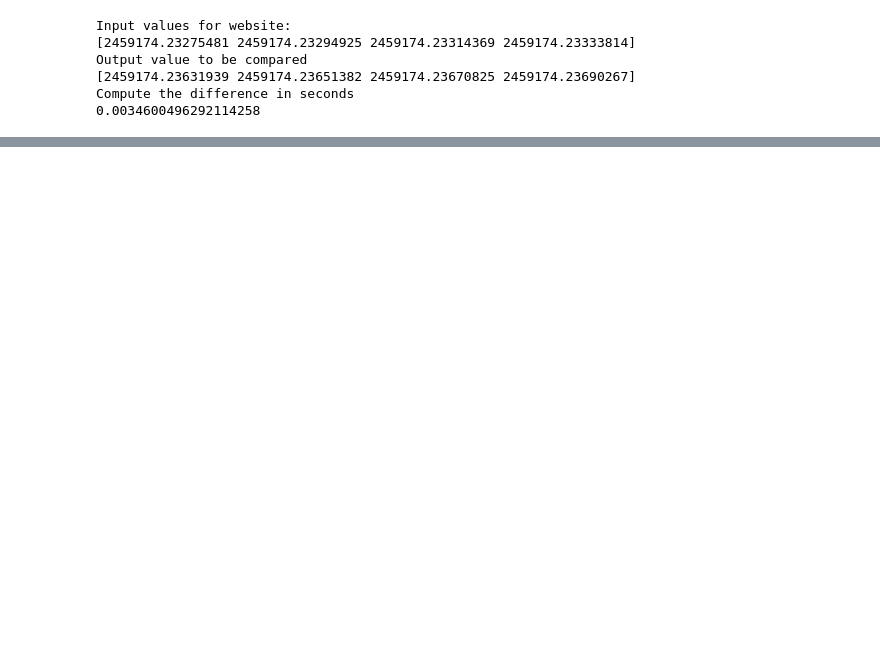
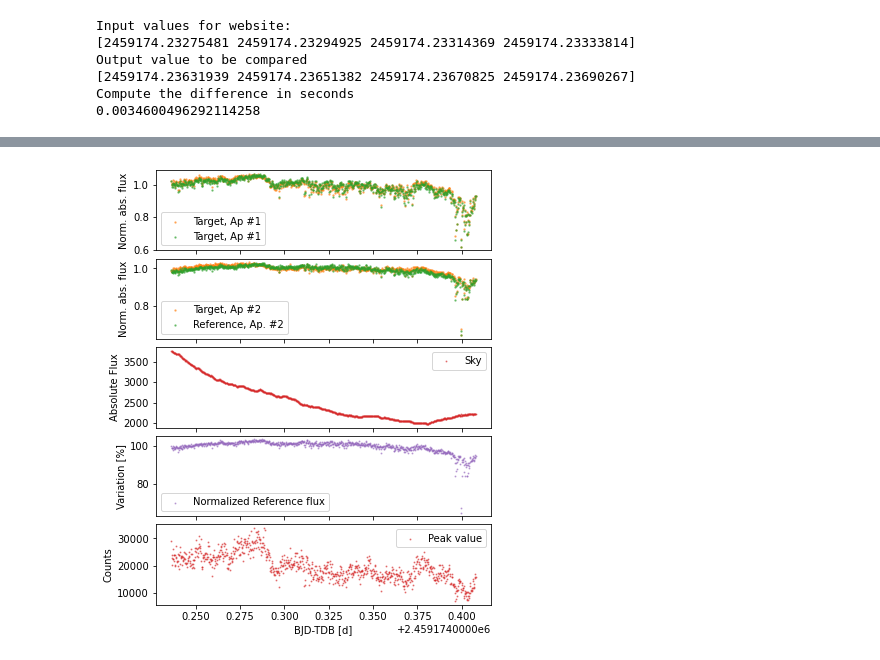
Before and after one commit to blackbianca/WASP-44-b, a Jupyter notebook: notebooks/TASTE analysis/TASTE 03 - analysis of sentinel output.ipynb, the cells around one changed output, grey strips where cells are left out. Cells and saved outputs as stored; diff of their text form; code cells hidden in the pictures; blank space fills up the shorter version.

```diff
--- a/notebooks/TASTE analysis/TASTE 03 - analysis of sentinel output.ipynb
+++ b/notebooks/TASTE analysis/TASTE 03 - analysis of sentinel output.ipynb
@@ -125,11 +123,14 @@ Compute the difference in seconds
 # 19: abflux
 
 
-fig, (ax1,ax2,ax3,ax4) = plt.subplots(nrows=4, sharex=True, figsize=(6,8))
+fig, (ax0,ax1,ax2,ax3,ax4) = plt.subplots(nrows=5, sharex=True, figsize=(6,8))
 #fig, (ax2,ax3,ax4) = plt.subplots(nrows=3, sharex=True, figsize=(6,8))
 # remove vertical gap between subplots
 plt.subplots_adjust(hspace=.1)
 
+
+ax0.scatter(bjd_tdb, sentinel_data[:,12]/np.median(sentinel_data[:,12]), c='C1', s=2, alpha=0.5, label='Target, Ap #1')
+ax0.scatter(bjd_tdb, sentinel_data[:,14]/np.median(sentinel_data[:,14]), c='C2', s=2, alpha=0.5, label='Target, Ap #1')
 ax1.scatter(bjd_tdb, sentinel_data[:,13]/np.median(sentinel_data[:,13]), c='C1', s=2, alpha=0.5, label='Target, Ap #2')
 ax1.scatter(bjd_tdb, sentinel_data[:,15]/np.median(sentinel_data[:,15]), c='C2', s=2, alpha=0.5, label='Reference, Ap. #2')
 ax2.scatter(bjd_tdb, sentinel_data[:,18], c='C3', s=1, alpha=0.5, label='Sky')
@@ -141,11 +142,13 @@ ax4.scatter(bjd_tdb, sentinel_data[:,11], c='C3', s=1, alpha=0.5, label='Peak va
 # use ax1 or ax2 depending on where do you want the labels
 ax4.set_xlabel('BJD-TDB [d]')
 
+ax0.set_ylabel('Norm. abs. flux')
 ax1.set_ylabel('Norm. abs. flux')
 ax2.set_ylabel('Absolute Flux')
 ax3.set_ylabel('Variation [%]')
 ax4.set_ylabel('Counts')
 
+ax0.legend()
 ax1.legend()
 ax2.legend()
 ax3.legend()
@@ -163,3 +164,4 @@ plt.show()
+[figure, added]
 # %%
 # Plot: "raw" light curve of target and reference
 
```
Also changed, not shown: parts of 10 cells of this notebook, 3 other files.
